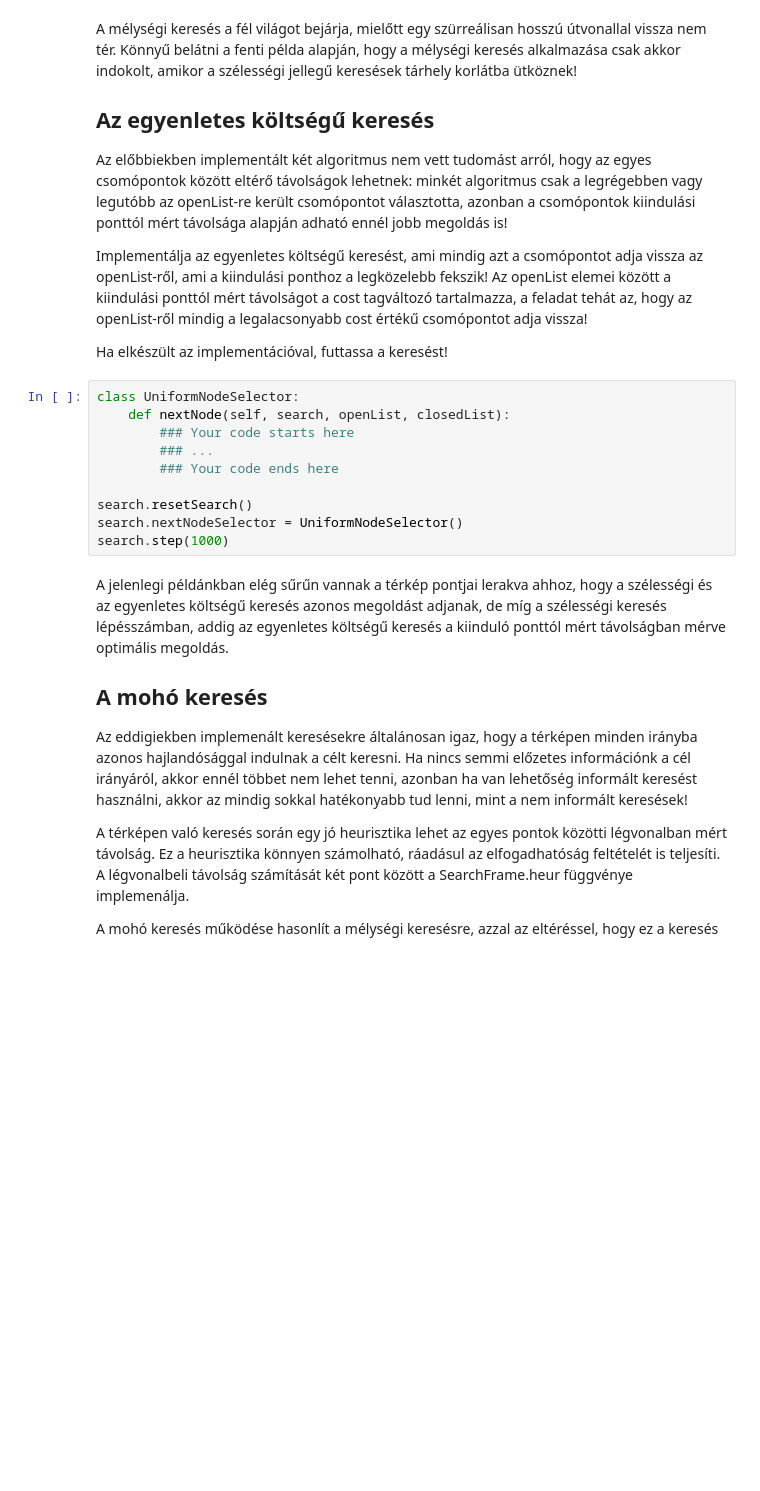
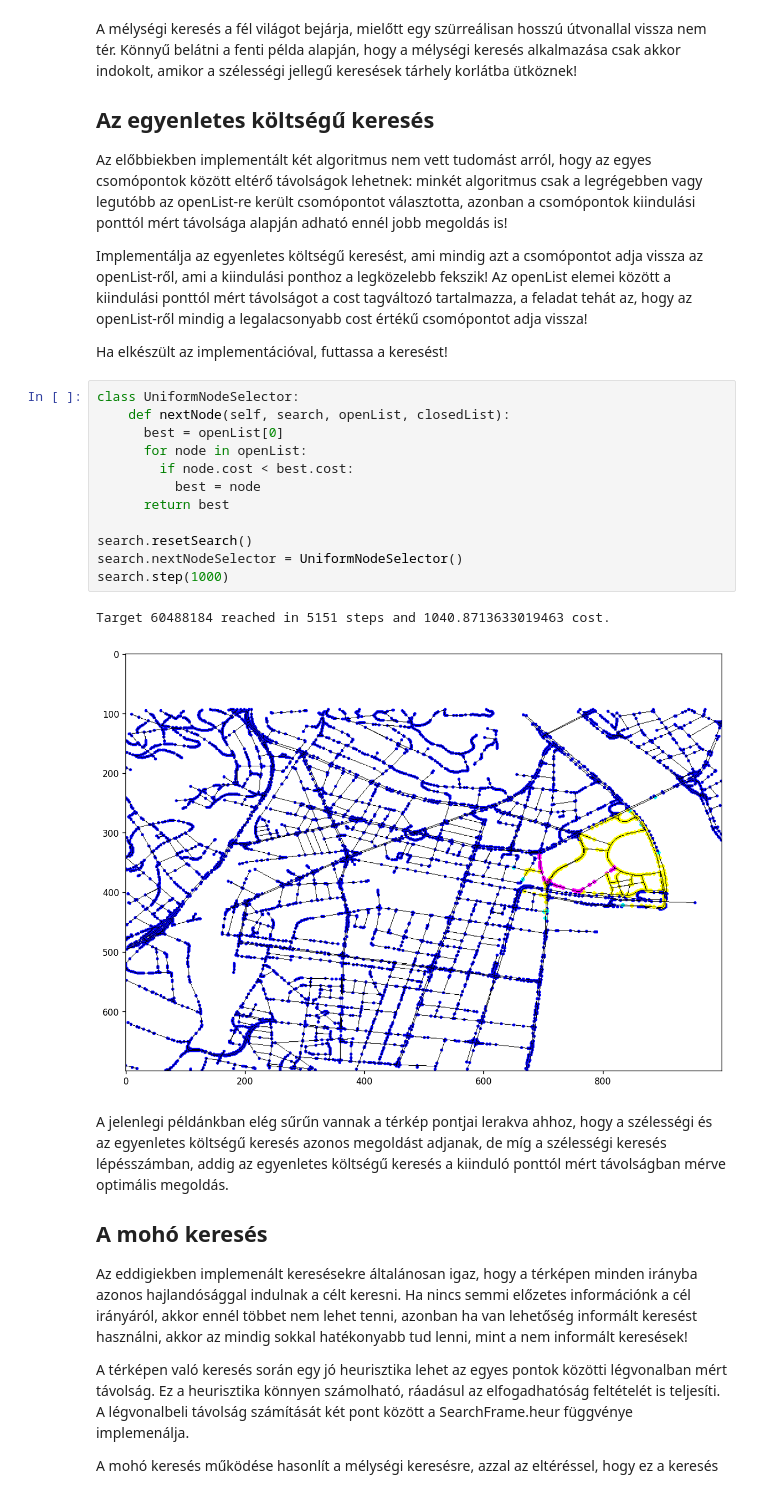
Before and after one commit to BrMrtn/GoogleColab, a Jupyter notebook: MI/BSc_MI_labor_1_Kereses_2024_hallgatoi.ipynb, the cells around one changed output. Drawn from its saved outputs; the diff is of its cells as text; blank space fills up the shorter version.

```diff
--- a/MI/BSc_MI_labor_1_Kereses_2024_hallgatoi.ipynb
+++ b/MI/BSc_MI_labor_1_Kereses_2024_hallgatoi.ipynb
@@ -314,13 +341,18 @@ Ha elkészült az implementációval, futtassa a keresést!
 # %%
 class UniformNodeSelector:
     def nextNode(self, search, openList, closedList):
-        ### Your code starts here
-        ### ...
-        ### Your code ends here
+      best = openList[0]
+      for node in openList:
+        if node.cost < best.cost:
+          best = node
+      return best
 
 search.resetSearch()
 search.nextNodeSelector = UniformNodeSelector()
 search.step(1000)
+# %% [output]
+Target 60488184 reached in 5151 steps and 1040.8713633019463 cost.
+[figure, added]
 # %% [markdown]
 A jelenlegi példánkban elég sűrűn vannak a térkép pontjai lerakva ahhoz, hogy a szélességi és az egyenletes költségű keresés azonos megoldást adjanak, de míg a szélességi keresés lépésszámban, addig az egyenletes költségű keresés a kiinduló ponttól mért távolságban mérve optimális megoldás.
 
```
Also changed, not shown: parts of 8 cells of this notebook.
